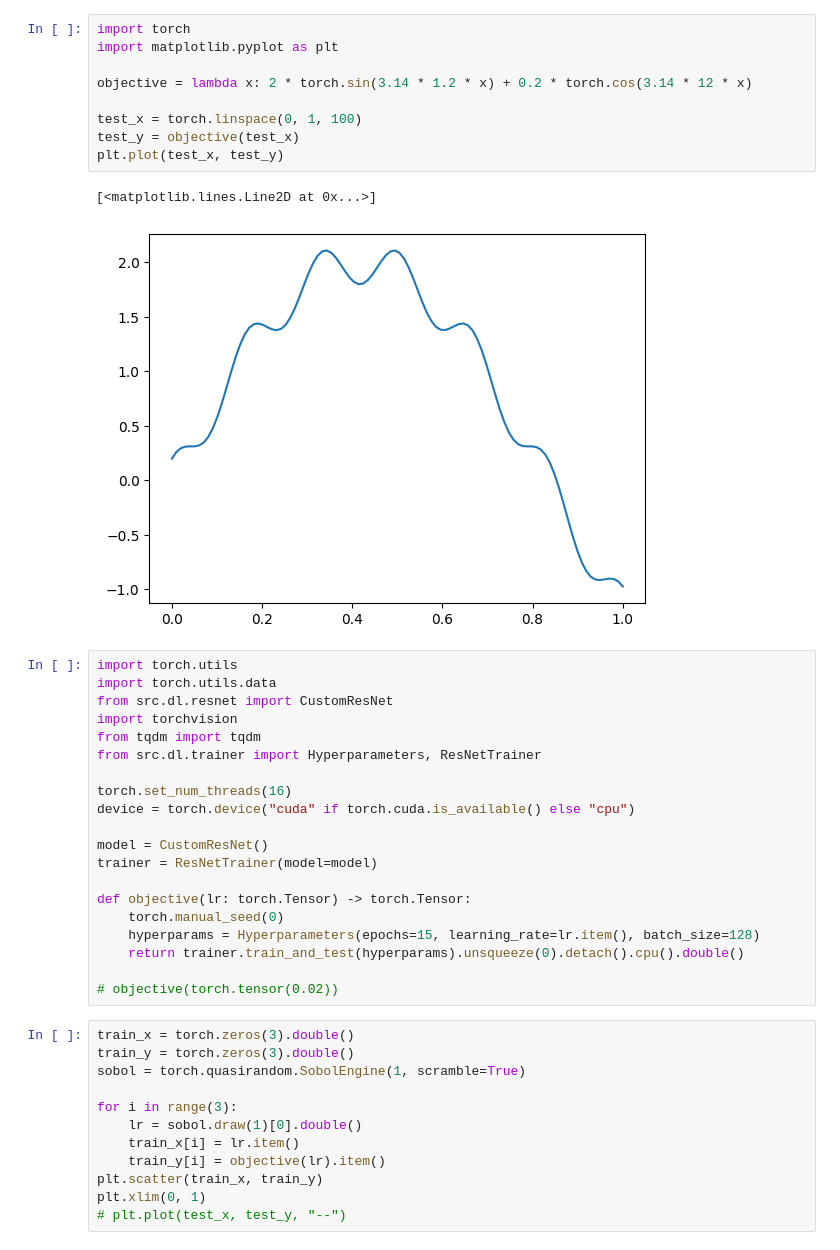
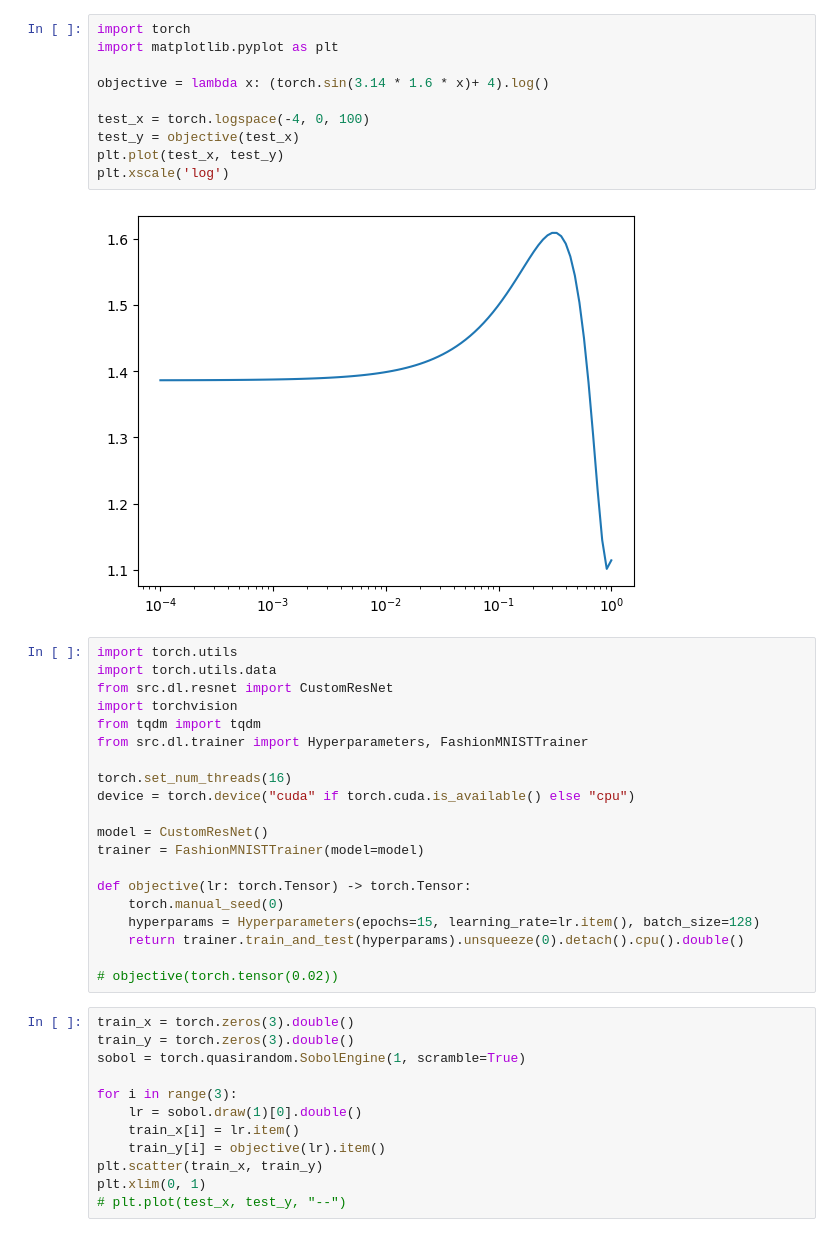
Before and after one commit to andreas122001/bayesian-hyperparameter-optimization, a Jupyter notebook: test.ipynb, the cells around one changed output. Cells and saved outputs as stored; diff of their text form.

Commit message:
tested log debug objective

```diff
--- a/test.ipynb
+++ b/test.ipynb
@@ -1,28 +1,28 @@
 # %%
 import torch
 import matplotlib.pyplot as plt
 
-objective = lambda x: 2 * torch.sin(3.14 * 1.2 * x) + 0.2 * torch.cos(3.14 * 12 * x)
+objective = lambda x: (torch.sin(3.14 * 1.6 * x)+ 4).log()
 
-test_x = torch.linspace(0, 1, 100)
+test_x = torch.logspace(-4, 0, 100)
 test_y = objective(test_x)
 plt.plot(test_x, test_y)
+plt.xscale('log')
 # %% [output]
-[<matplotlib.lines.Line2D at 0x...>]
-[figure, old version]
+[figure, new version]
 # %%
 import torch.utils
 import torch.utils.data
 from src.dl.resnet import CustomResNet
 import torchvision
 from tqdm import tqdm
-from src.dl.trainer import Hyperparameters, ResNetTrainer
+from src.dl.trainer import Hyperparameters, FashionMNISTTrainer
 
 torch.set_num_threads(16)
 device = torch.device("cuda" if torch.cuda.is_available() else "cpu")
 
 model = CustomResNet()
-trainer = ResNetTrainer(model=model)
+trainer = FashionMNISTTrainer(model=model)
 
 def objective(lr: torch.Tensor) -> torch.Tensor:
     torch.manual_seed(0)
```
